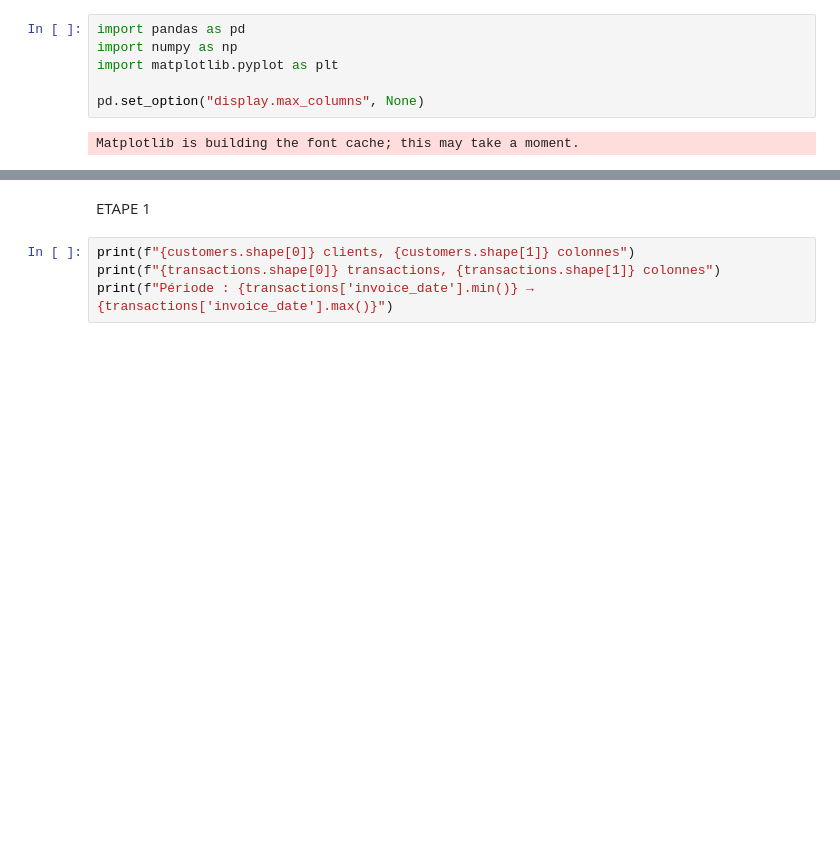
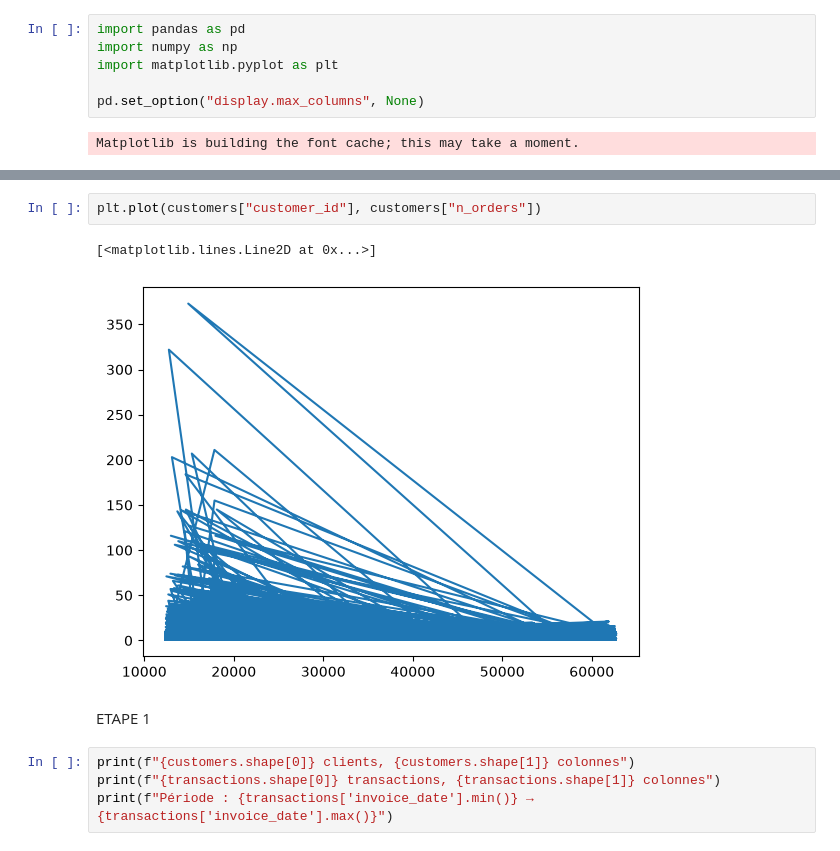
Before and after one commit to AnjaraAndriatseheno/Projet_CRM, a Jupyter notebook: TP1.ipynb, the cells around one changed output, grey strips where cells are left out. Drawn from its saved outputs; the diff is of its cells as text; blank space fills up the shorter version.

```diff
--- a/TP1.ipynb
+++ b/TP1.ipynb
@@ -17,6 +35,11 @@ customers.head()
 | 2 | 34160 | France | 2024-03-25 00:00:00 | 2025-06-03 00:00:00 | 1 | 519.12 | 519.1200 | 392 | ... |
 | 3 | 61352 | France | 2023-06-21 00:00:00 | 2025-03-02 00:00:00 | 4 | 6394.33 | 1598.5800 | 485 | ... |
 | 4 | 20612 | France | 2025-09-19 00:00:00 | 2026-06-17 00:00:00 | 9 | 5918.34 | 657.5900 | 13 | ... |
+# %%
+plt.plot(customers["customer_id"], customers["n_orders"])
+# %% [output]
+[<matplotlib.lines.Line2D at 0x...>]
+[figure, added]
 # %% [markdown]
 ETAPE 1
 # %%
```
Also changed, not shown: parts of 1 cell of this notebook, 1 other file.
